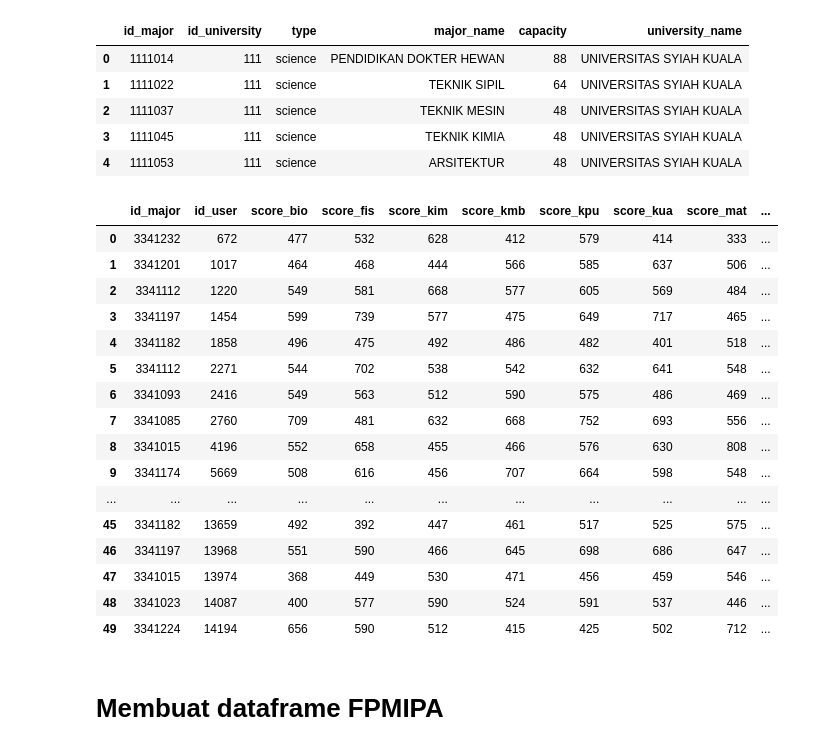
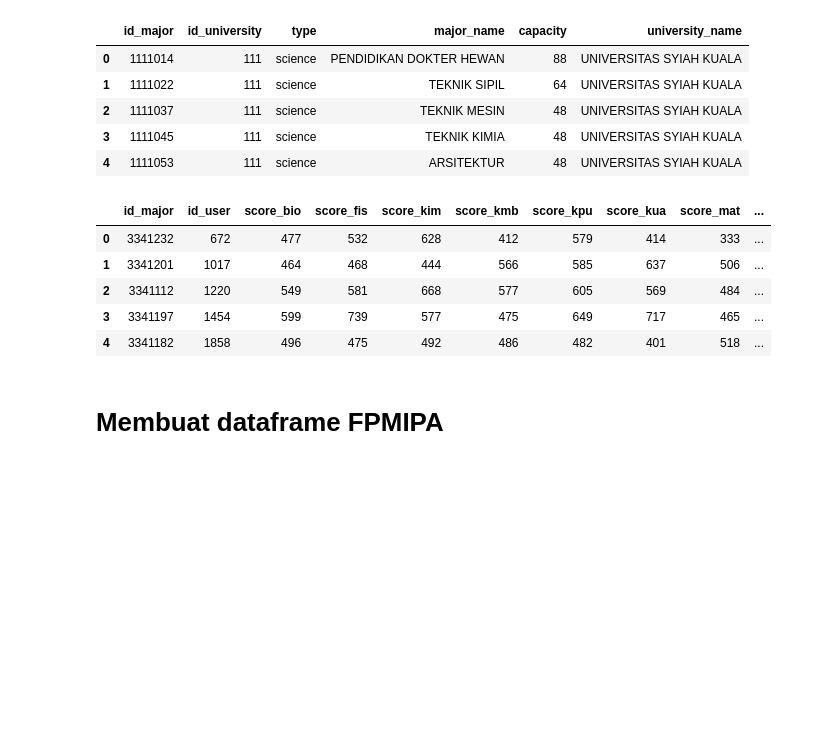
Before and after one commit to WataKoro/Data-Mining, a Jupyter notebook: DataMining_Kelompok 8.ipynb, the cells around one changed output. Cells and saved outputs as stored; diff of their text form; code cells hidden in the pictures; blank space fills up the shorter version.

```diff
--- a/DataMining_Kelompok 8.ipynb
+++ b/DataMining_Kelompok 8.ipynb
@@ -405,26 +405,15 @@ dfmajor.head()
 # %%
 dfupifstmajorfix = pd.merge(dfupifstmajor, dfmajor, how='left',on=["id_major"])
 dfupifstmajorfix = dfupifstmajorfix.drop(['id_university_y', 'type', 'id_university_x', 'Unnamed: 0',
                                          'university_name', 'tka_score', 'tps_score'],axis=1)
-dfupifstmajorfix.head(50)
+dfupifstmajorfix.head()
 # %% [output]
 |  | id_major | id_user | score_bio | score_fis | score_kim | score_kmb | score_kpu | score_kua | score_mat | ... |
 | 0 | 3341232 | 672 | 477 | 532 | 628 | 412 | 579 | 414 | 333 | ... |
 | 1 | 3341201 | 1017 | 464 | 468 | 444 | 566 | 585 | 637 | 506 | ... |
 | 2 | 3341112 | 1220 | 549 | 581 | 668 | 577 | 605 | 569 | 484 | ... |
 | 3 | 3341197 | 1454 | 599 | 739 | 577 | 475 | 649 | 717 | 465 | ... |
 | 4 | 3341182 | 1858 | 496 | 475 | 492 | 486 | 482 | 401 | 518 | ... |
-| 5 | 3341112 | 2271 | 544 | 702 | 538 | 542 | 632 | 641 | 548 | ... |
-| 6 | 3341093 | 2416 | 549 | 563 | 512 | 590 | 575 | 486 | 469 | ... |
-| 7 | 3341085 | 2760 | 709 | 481 | 632 | 668 | 752 | 693 | 556 | ... |
-| 8 | 3341015 | 4196 | 552 | 658 | 455 | 466 | 576 | 630 | 808 | ... |
-| 9 | 3341174 | 5669 | 508 | 616 | 456 | 707 | 664 | 598 | 548 | ... |
-| ... | ... | ... | ... | ... | ... | ... | ... | ... | ... | ... |
-| 45 | 3341182 | 13659 | 492 | 392 | 447 | 461 | 517 | 525 | 575 | ... |
-| 46 | 3341197 | 13968 | 551 | 590 | 466 | 645 | 698 | 686 | 647 | ... |
-| 47 | 3341015 | 13974 | 368 | 449 | 530 | 471 | 456 | 459 | 546 | ... |
-| 48 | 3341023 | 14087 | 400 | 577 | 590 | 524 | 591 | 537 | 446 | ... |
-| 49 | 3341224 | 14194 | 656 | 590 | 512 | 415 | 425 | 502 | 712 | ... |
 # %% [markdown]
 # Membuat dataframe FPMIPA
 # %%
```
Also changed, not shown: parts of 1 cell of this notebook.
